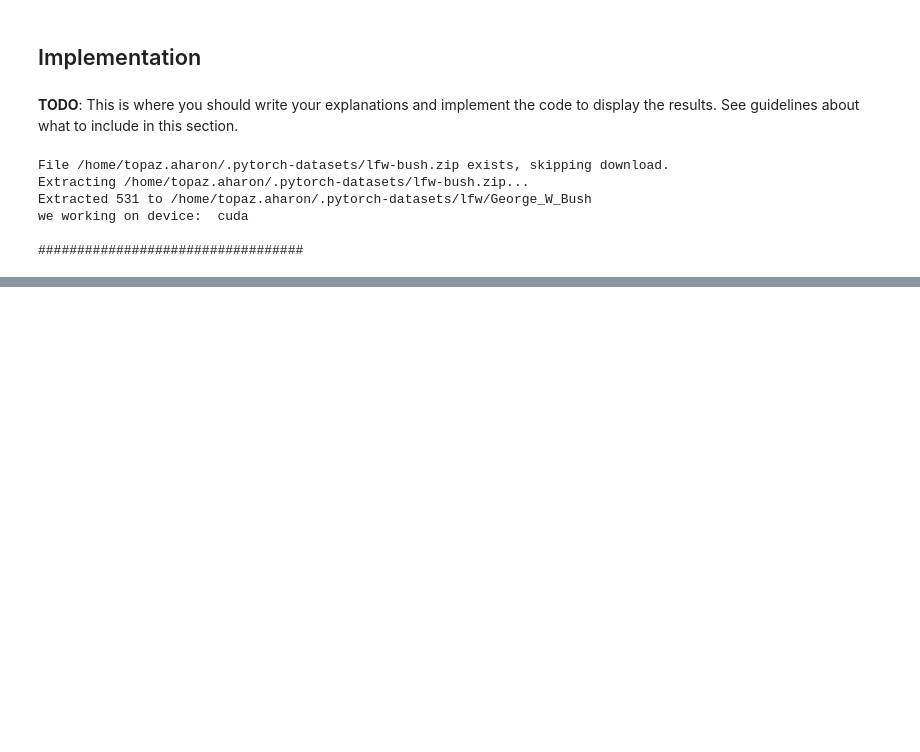
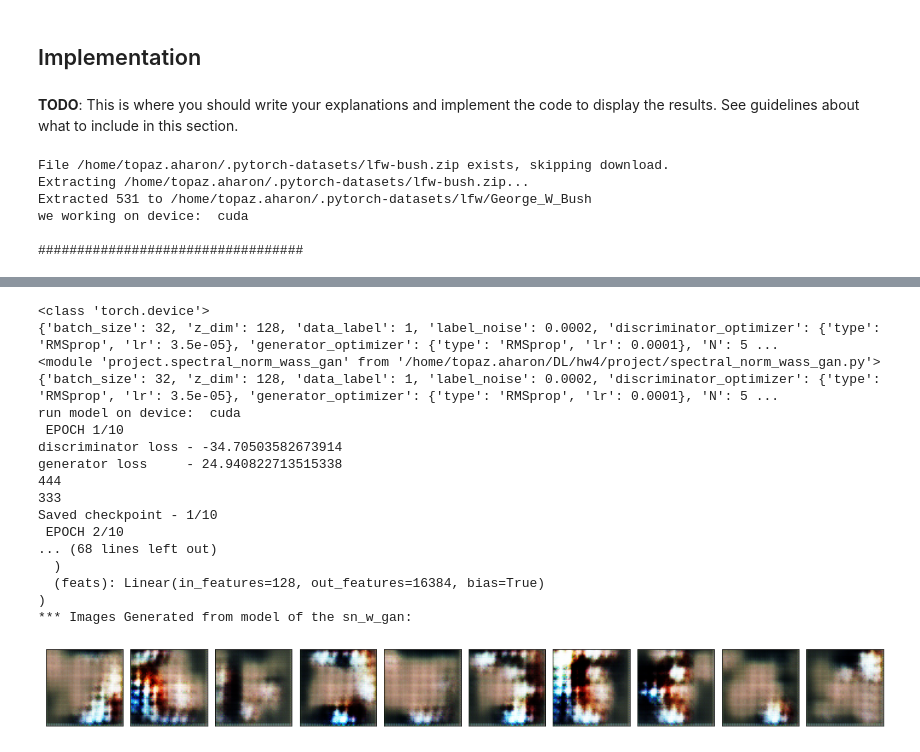
Before and after one commit to RoiAz/DL, a Jupyter notebook: hw4/Part3_MiniProject.ipynb, the cells around one changed output, grey strips where cells are left out. Cells and saved outputs as stored; diff of their text form; code cells hidden in the pictures; blank space fills up the shorter version.

```diff
--- a/hw4/Part3_MiniProject.ipynb
+++ b/hw4/Part3_MiniProject.ipynb
@@ -237,3 +253,22 @@ AttributeError: 'NoneType' object has no attribute 'sample'
 # %%
-import project.sn_w_gan as sn_w_gan
-sn_plus_w_gen = train_model(device, ds_gwb, sn_w_gan,'sn_w_gan',w_gan_hyperparams())
+import project.spectral_norm_wass_gan as sn_w_gan
+sn_plus_w_gen = train_gan_model(device, ds_gwb, sn_w_gan,'sn_w_gan',w_gan_hyperparams())
+# %% [output]
+<class 'torch.device'>
+{'batch_size': 32, 'z_dim': 128, 'data_label': 1, 'label_noise': 0.0002, 'discriminator_optimizer': {'type': 'RMSprop', 'lr': 3.5e-05}, 'generator_optimizer': {'type': 'RMSprop', 'lr': 0.0001}, 'N': 5 ...
+<module 'project.spectral_norm_wass_gan' from '/home/topaz.aharon/DL/hw4/project/spectral_norm_wass_gan.py'>
+{'batch_size': 32, 'z_dim': 128, 'data_label': 1, 'label_noise': 0.0002, 'discriminator_optimizer': {'type': 'RMSprop', 'lr': 3.5e-05}, 'generator_optimizer': {'type': 'RMSprop', 'lr': 0.0001}, 'N': 5 ...
+run model on device:  cuda
+ EPOCH 1/10
+discriminator loss - -34.70503582673914
+generator loss     - 24.940822713515338
+444
+333
+Saved checkpoint - 1/10
+ EPOCH 2/10
+... (68 lines left out)
+  )
+  (feats): Linear(in_features=128, out_features=16384, bias=True)
+)
+*** Images Generated from model of the sn_w_gan:
+[figure, added]
```
Also changed, not shown: parts of 4 cells of this notebook, 15 other files.
